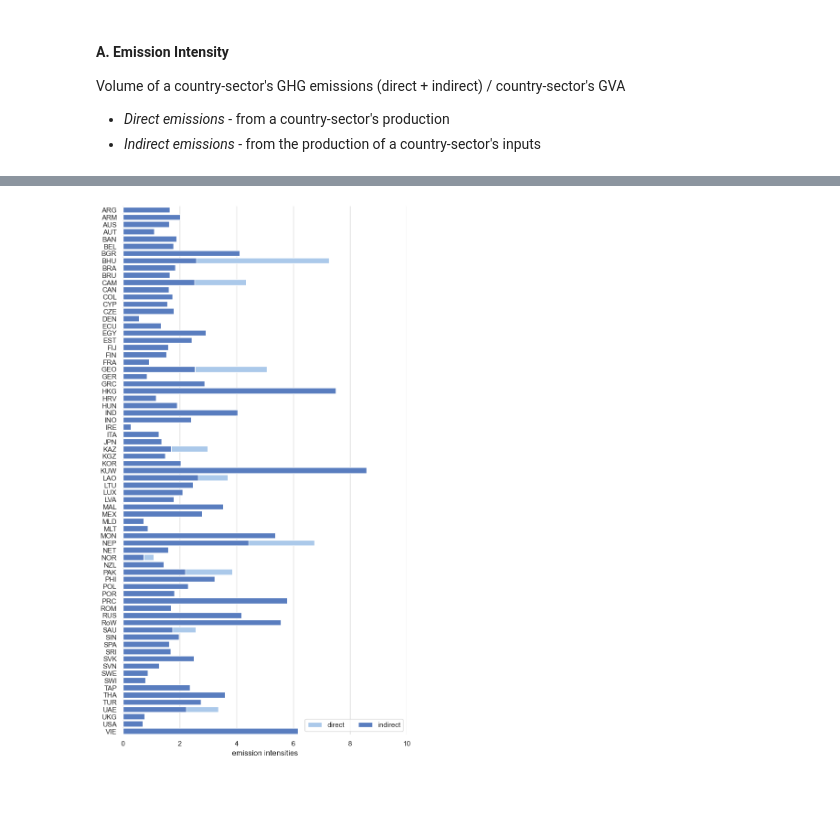
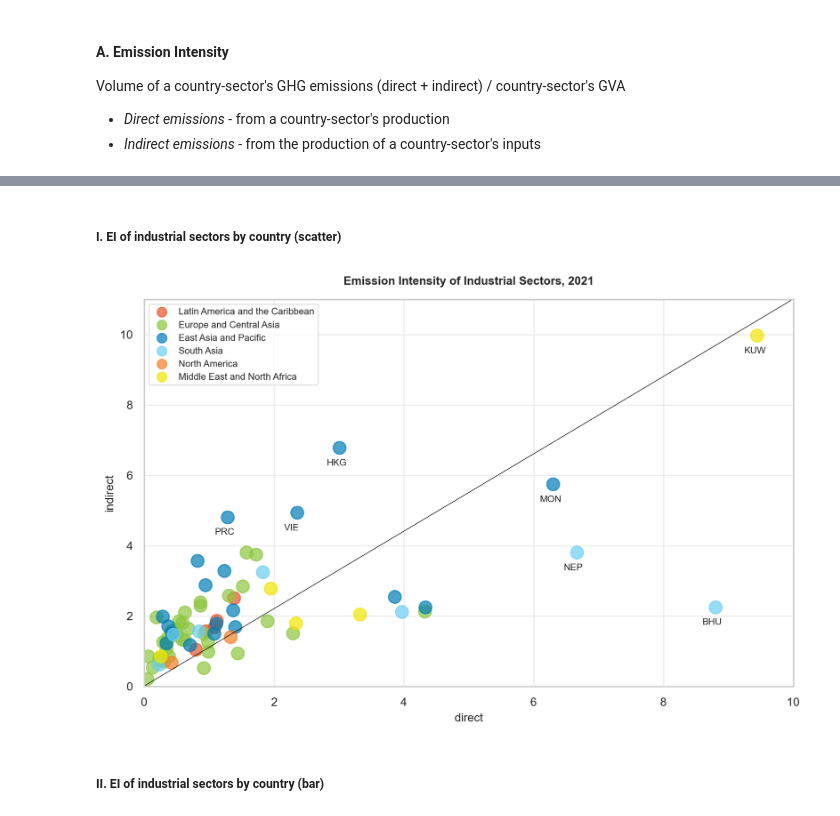
Before and after one commit to janinepdevera/eemrio, a Jupyter notebook: codes/industry.ipynb, the cells around one changed output, grey strips where cells are left out. Drawn from its saved outputs; the diff is of its cells as text; code cells hidden in the pictures; blank space fills up the shorter version.

Commit message:
industrial sectors analysis

```diff
--- a/codes/industry.ipynb
+++ b/codes/industry.ipynb
@@ -29,8 +37,8 @@ labels = labels.set_axis(['country', 'sector'], axis=1)
 # %%
 dfs = []
 for year in years:
-    data_ee = mrio.EE(f'{input_ee}', year)
-    data_mrio = mrio.MRIO(f'{input_mrio}', year, full=True)
+    data_ee = mriomain.EE(f'{input_ee}', year)
+    data_mrio = mriomain.MRIO(f'{input_mrio}', year, full=True)
 
     # direct emissions
     direct = data_ee.E
@@ -89 +123,6 @@ industry_df
+# %%
+region = mapping.iloc[:, [8,12]]
+industry_df = pd.merge(industry_df, region, left_on='country', right_on='code')
+# %% [markdown]
+##### I. EI of industrial sectors by country (scatter)
 # %%
@@ -94,24 +137,41 @@ agg_df['ei'] = agg_df['total'] / agg_df['gva']
-# %%
-sns.set_theme(style="whitegrid")
-
-# Initialize the matplotlib figure
-f, ax = plt.subplots(figsize=(8, 15))
-
-# Plot the total crashes
-sns.set_color_codes("pastel")
-sns.barplot(x="d_ei", y="country", data=agg_df,
-            label="direct", color="b", errorbar=None)
-
-# Plot the crashes where alcohol was involved
-sns.set_color_codes("muted")
-sns.barplot(x="i_ei", y="country", data=agg_df,
-            label="indirect", color="b", errorbar=None)
-
-# Add a legend and informative axis label
-ax.legend(ncol=2, loc="lower right", frameon=True)
-ax.set(xlim=(0, 10),
-       ylabel="",
-       xlabel="emission intensities")
-sns.despine(left=True, bottom=True)
-# %% [output]
-[figure, removed]
+# %%
+ei_2021 = ei_agg[ei_agg['year'] == 2021]
+# %%
+# chart settings
+plt.rcParams['font.family'] = 'Arial'
+
+region_colors = {
+    'Latin America and the Caribbean': '#e9532b',
+    'Europe and Central Asia': '#8dc63f',
+    'East Asia and Pacific': '#007db7',
+    'South Asia': '#6dcff6',
+    'North America': '#f57f29',
+    'Middle East and North Africa': '#f2e600'
+}
+mapped_colors = [region_colors[region] for region in ei_2021.region]
+# %%
+plt.figure(figsize=(10, 6), dpi=200, edgecolor='#EBEBEB')
+plt.plot([0, ei_2021['i_ei'].max()], [0, ei_2021['i_ei'].max()+1], color='black', linewidth=0.5)
+for region, color in region_colors.items():
+    region_data = ei_2021[ei_2021['region'] == region]
+    plt.scatter(x=region_data['d_ei'], y=region_data['i_ei'], c=color, s=120, alpha=0.7, label=region)
+
+for i, (x, y) in enumerate(zip(ei_2021.d_ei, ei_2021.i_ei)):
+    if x > 6 or y > 4:
+        plt.annotate(ei_2021.country.iloc[i], (x-0.2, y - 0.5), fontsize=8)
+
+plt.grid(color='#EBEBEB')
+plt.xlim((0,10))
+plt.ylim((0,11))
+plt.xticks(fontsize=10)
+plt.yticks(fontsize=10)
+plt.xlabel('direct', fontsize=10)
+plt.ylabel('indirect', fontsize=10)
+plt.title('Emission Intensity of Industrial Sectors, 2021', y=1.02, fontsize=10, fontweight='bold')
+legend = plt.legend(fontsize=8, markerscale=0.75)
+legend.get_frame().set_edgecolor('#DDDDDD')
+plt.show()
+# %% [output]
+[figure, added]
+# %% [markdown]
+##### II. EI of industrial sectors by country (bar)
```
Also changed, not shown: parts of 30 cells of this notebook.
